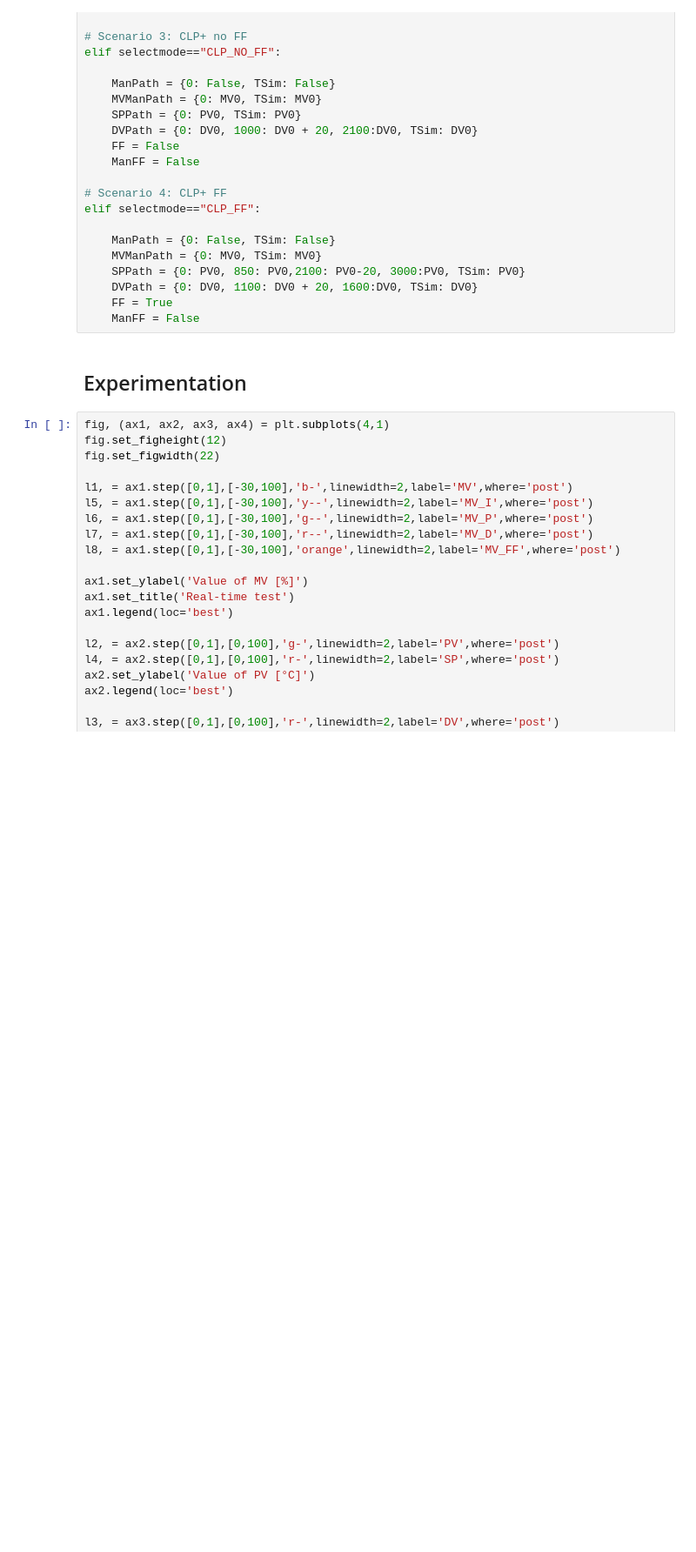
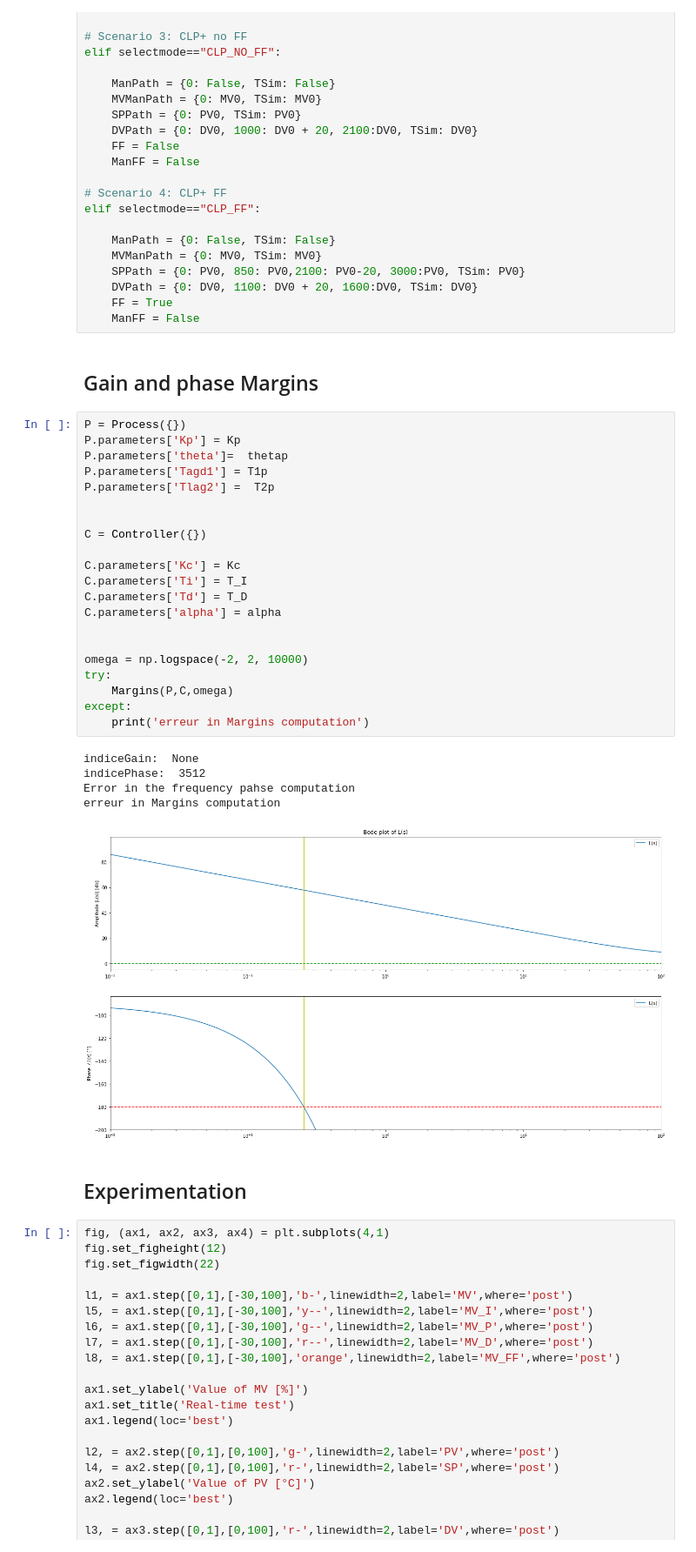
Before and after one commit to LeTouristeDeLECAM/Control-Theory-Laboratory, a Jupyter notebook: control_theory_software/Control_theory_software/TCLab_CLP_PID_FF.ipynb, the cells around one changed output. Shown: that part at 87% size. Saved outputs shown, nothing was run; the diff lists cells and outputs as text; blank space fills up the shorter version.

Commit message:
correction Margins

```diff
--- a/control_theory_software/Control_theory_software/TCLab_CLP_PID_FF.ipynb
+++ b/control_theory_software/Control_theory_software/TCLab_CLP_PID_FF.ipynb
@@ -146,6 +146,35 @@ elif selectmode=="CLP_FF":
     DVPath = {0: DV0, 1100: DV0 + 20, 1600:DV0, TSim: DV0}
     FF = True
     ManFF = False
+# %% [markdown]
+## Gain and phase Margins
+# %%
+P = Process({})
+P.parameters['Kp'] = Kp
+P.parameters['theta']=  thetap
+P.parameters['Tagd1'] = T1p
+P.parameters['Tlag2'] =  T2p
+
+
+C = Controller({})
+
+C.parameters['Kc'] = Kc
+C.parameters['Ti'] = T_I
+C.parameters['Td'] = T_D
+C.parameters['alpha'] = alpha
+
+
+omega = np.logspace(-2, 2, 10000)
+try:
+    Margins(P,C,omega)
+except:
+    print('erreur in Margins computation')
+# %% [output]
+indiceGain:  None
+indicePhase:  3512
+Error in the frequency pahse computation
+erreur in Margins computation
+[figure, added]
 # %% [markdown]
 ## Experimentation
 # %%
```
Also changed, not shown: parts of 2 cells of this notebook, 13 other files.
